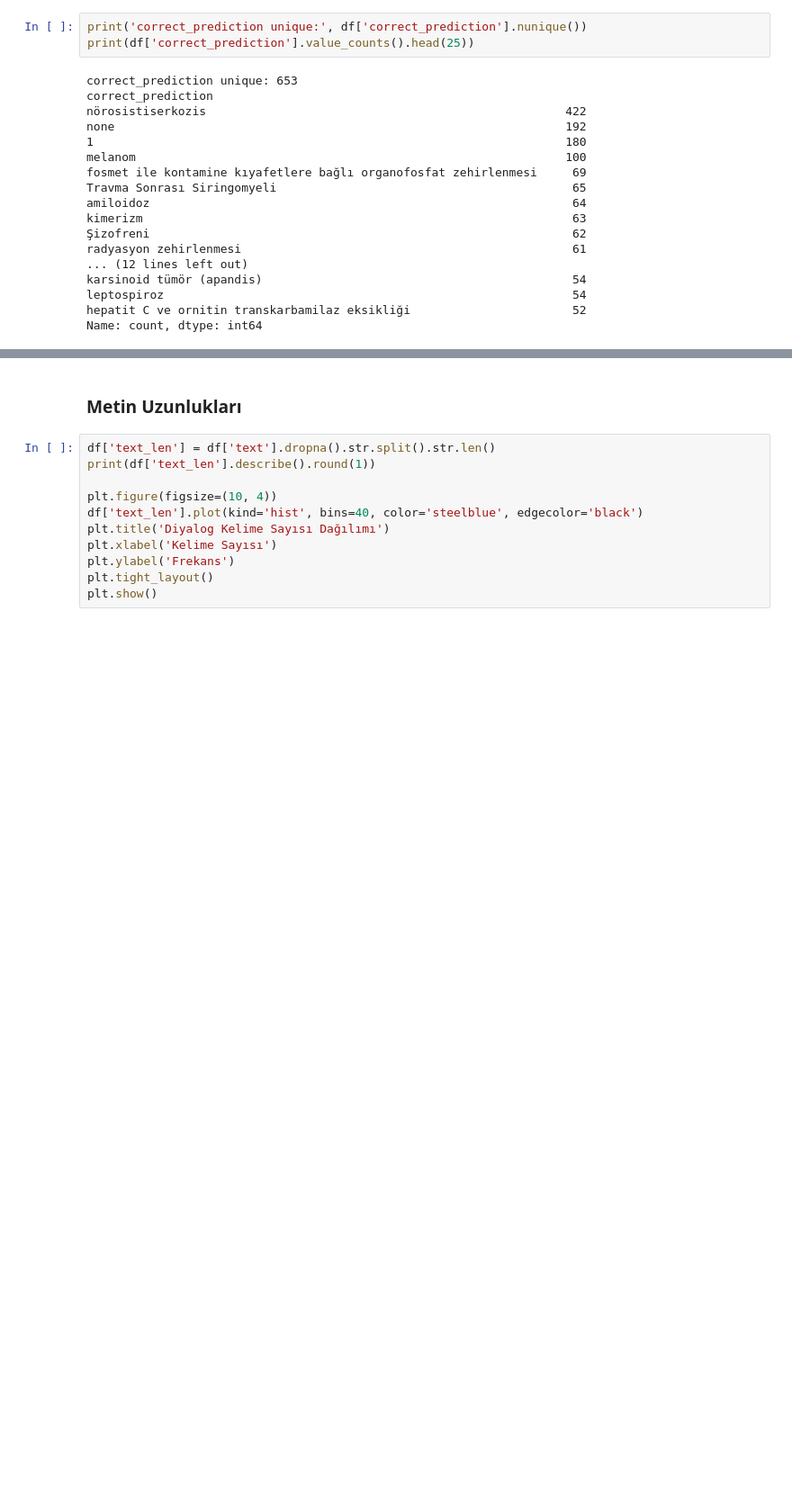
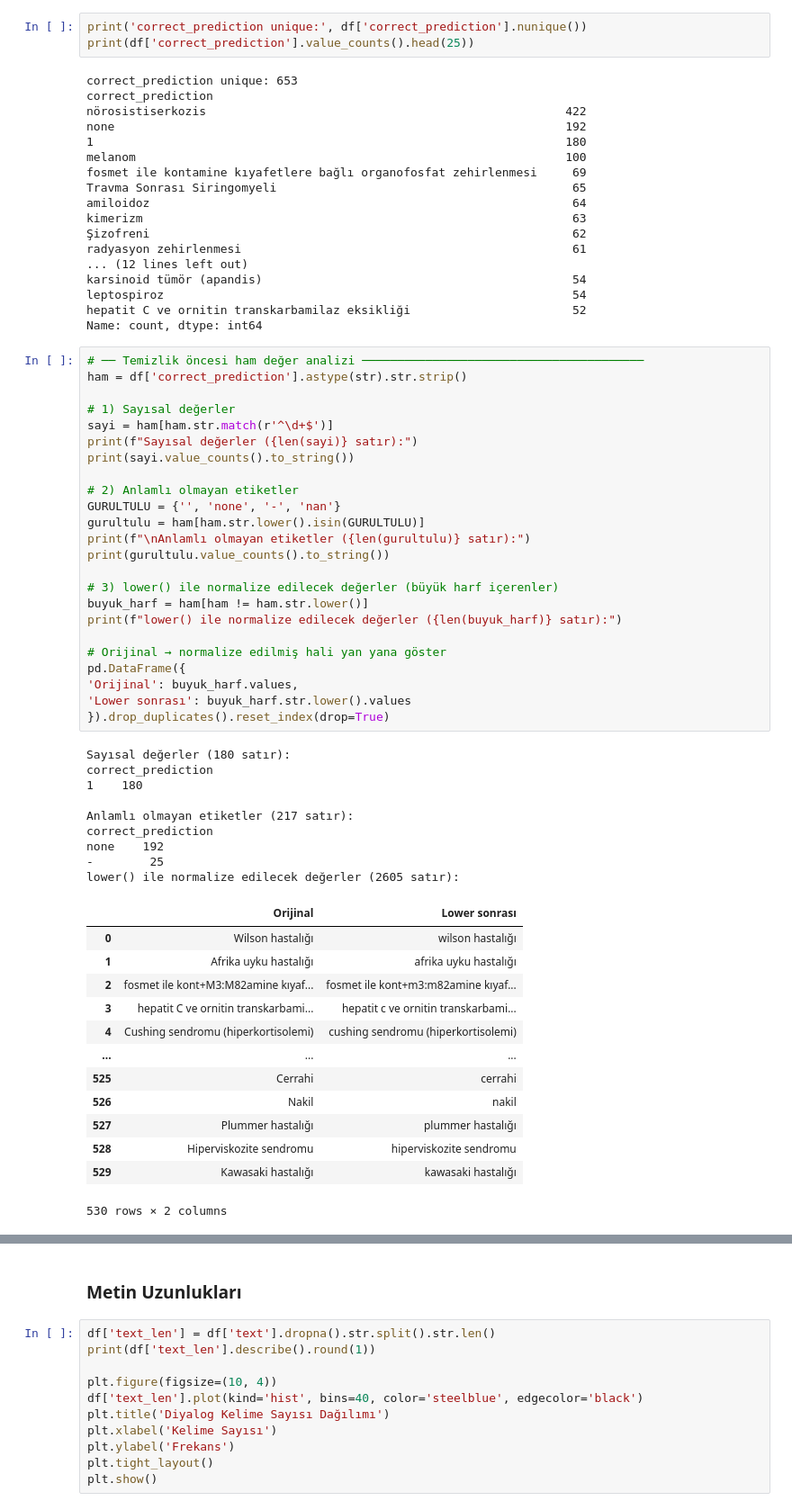
Before and after one commit to gadex203/HouseMD_NLP, a Jupyter notebook: housemd_classification.ipynb, the cells around one changed output, grey strips where cells are left out. Shown at 90% size. Saved outputs shown, nothing was run; the diff lists cells and outputs as text; blank space fills up the shorter version.

```diff
--- a/housemd_classification.ipynb
+++ b/housemd_classification.ipynb
@@ -236,4 +236,51 @@ karsinoid tümör (apandis)                                            54
 leptospiroz                                                          54
 hepatit C ve ornitin transkarbamilaz eksikliği                       52
 Name: count, dtype: int64
+# %%
+# ── Temizlik öncesi ham değer analizi ────────────────────────────────────────
+ham = df['correct_prediction'].astype(str).str.strip()
+
+# 1) Sayısal değerler
+sayi = ham[ham.str.match(r'^\d+$')]
+print(f"Sayısal değerler ({len(sayi)} satır):")
+print(sayi.value_counts().to_string())
+
+# 2) Anlamlı olmayan etiketler
+GURULTULU = {'', 'none', '-', 'nan'}
+gurultulu = ham[ham.str.lower().isin(GURULTULU)]
+print(f"\nAnlamlı olmayan etiketler ({len(gurultulu)} satır):")
+print(gurultulu.value_counts().to_string())
+
+# 3) lower() ile normalize edilecek değerler (büyük harf içerenler)
+buyuk_harf = ham[ham != ham.str.lower()]
+print(f"lower() ile normalize edilecek değerler ({len(buyuk_harf)} satır):")
+
+# Orijinal → normalize edilmiş hali yan yana göster
+pd.DataFrame({
+'Orijinal': buyuk_harf.values,
+'Lower sonrası': buyuk_harf.str.lower().values
+}).drop_duplicates().reset_index(drop=True)
+# %% [output]
+Sayısal değerler (180 satır):
+correct_prediction
+1    180
+
+Anlamlı olmayan etiketler (217 satır):
+correct_prediction
+none    192
+-        25
+lower() ile normalize edilecek değerler (2605 satır):
+|  | Orijinal | Lower sonrası |
+| 0 | Wilson hastalığı | wilson hastalığı |
+| 1 | Afrika uyku hastalığı | afrika uyku hastalığı |
+| 2 | fosmet ile kont+M3:M82amine kıyaf... | fosmet ile kont+m3:m82amine kıyaf... |
+| 3 | hepatit C ve ornitin transkarbami... | hepatit c ve ornitin transkarbami... |
+| 4 | Cushing sendromu (hiperkortisolemi) | cushing sendromu (hiperkortisolemi) |
+| ... | ... | ... |
+| 525 | Cerrahi | cerrahi |
+| 526 | Nakil | nakil |
+| 527 | Plummer hastalığı | plummer hastalığı |
+| 528 | Hiperviskozite sendromu | hiperviskozite sendromu |
+| 529 | Kawasaki hastalığı | kawasaki hastalığı |
+530 rows × 2 columns
 # %%
```
Also changed, not shown: parts of 27 cells of this notebook.
